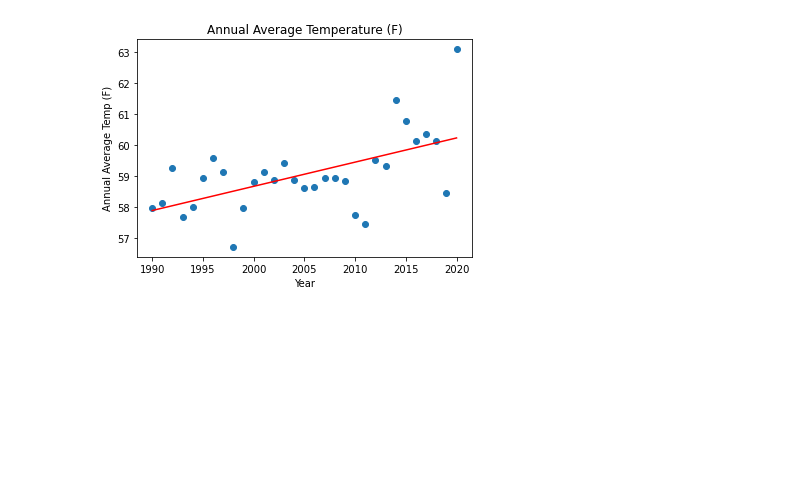
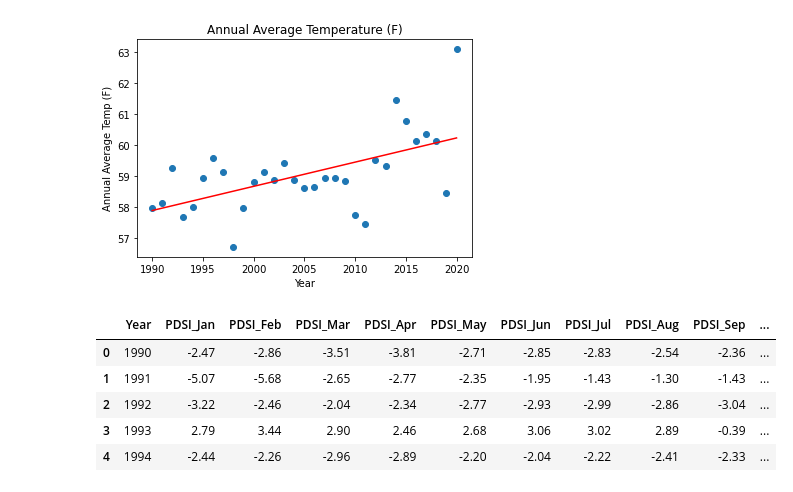
Before and after one commit to roborgain1/California-Wildfires-and-Climate-Change, a Jupyter notebook: EL_tempdata.ipynb, the cells around one changed output. Saved outputs shown, nothing was run; the diff lists cells and outputs as text; code cells hidden in the pictures; blank space fills up the shorter version.

Commit message:
created drought file

```diff
--- a/EL_tempdata.ipynb
+++ b/EL_tempdata.ipynb
@@ -171,3 +171,13 @@ print(f'The correlation between year and the Yearly Average Temperature is {corr
 # %% [output]
 The correlation between year and the Yearly Average Temperature is 0.57
 [figure]
+# %%
+drought_df = pd.read_csv('Resources/CA_drought.csv')
+drought_df.head()
+# %% [output]
+|  | Year | PDSI_Jan | PDSI_Feb | PDSI_Mar | PDSI_Apr | PDSI_May | PDSI_Jun | PDSI_Jul | PDSI_Aug | PDSI_Sep | ... |
+| 0 | 1990 | -2.47 | -2.86 | -3.51 | -3.81 | -2.71 | -2.85 | -2.83 | -2.54 | -2.36 | ... |
+| 1 | 1991 | -5.07 | -5.68 | -2.65 | -2.77 | -2.35 | -1.95 | -1.43 | -1.30 | -1.43 | ... |
+| 2 | 1992 | -3.22 | -2.46 | -2.04 | -2.34 | -2.77 | -2.93 | -2.99 | -2.86 | -3.04 | ... |
+| 3 | 1993 | 2.79 | 3.44 | 2.90 | 2.46 | 2.68 | 3.06 | 3.02 | 2.89 | -0.39 | ... |
+| 4 | 1994 | -2.44 | -2.26 | -2.96 | -2.89 | -2.20 | -2.04 | -2.22 | -2.41 | -2.33 | ... |
```
Also changed, not shown: parts of 2 cells of this notebook, 15 other files.
